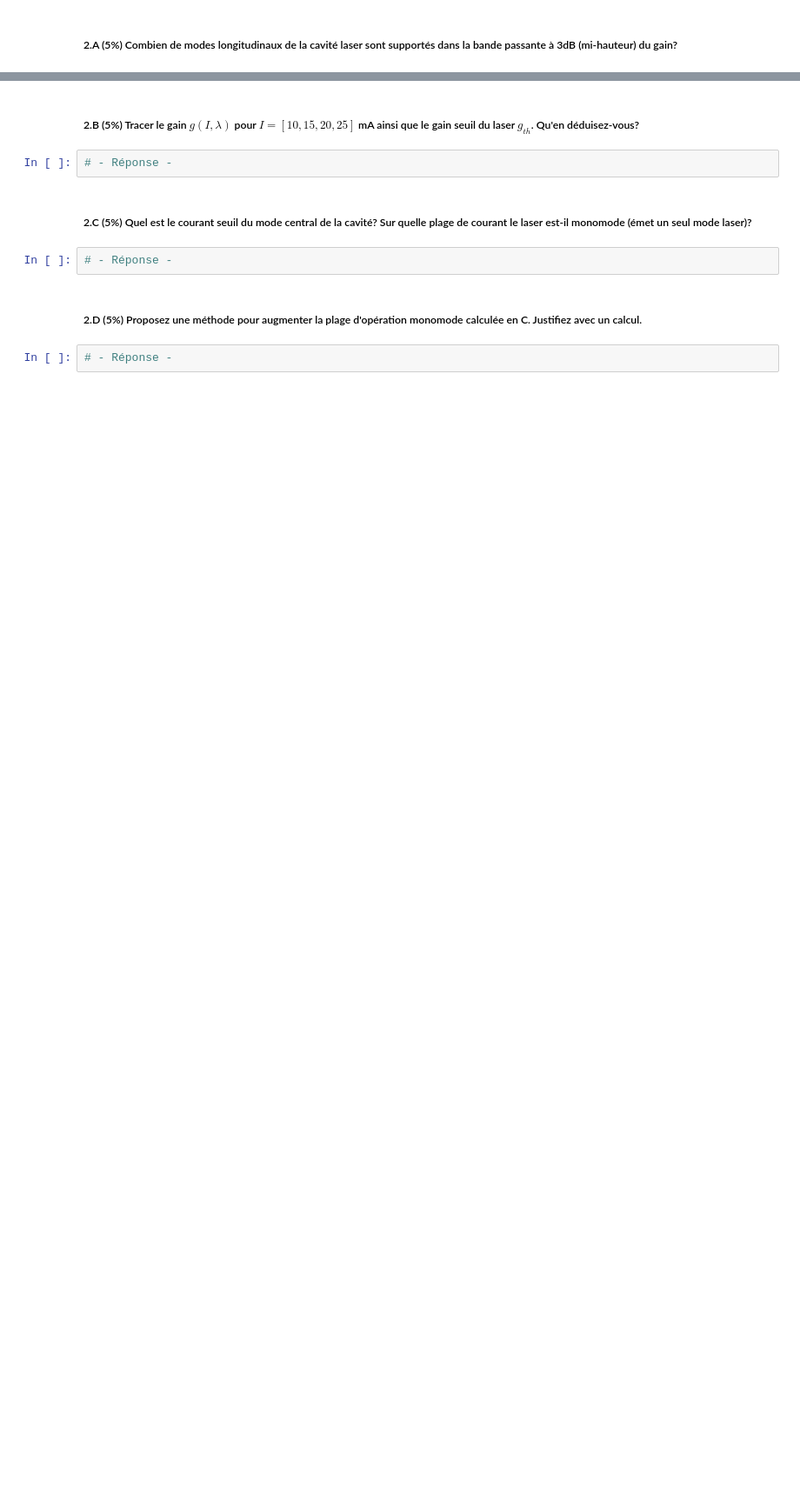
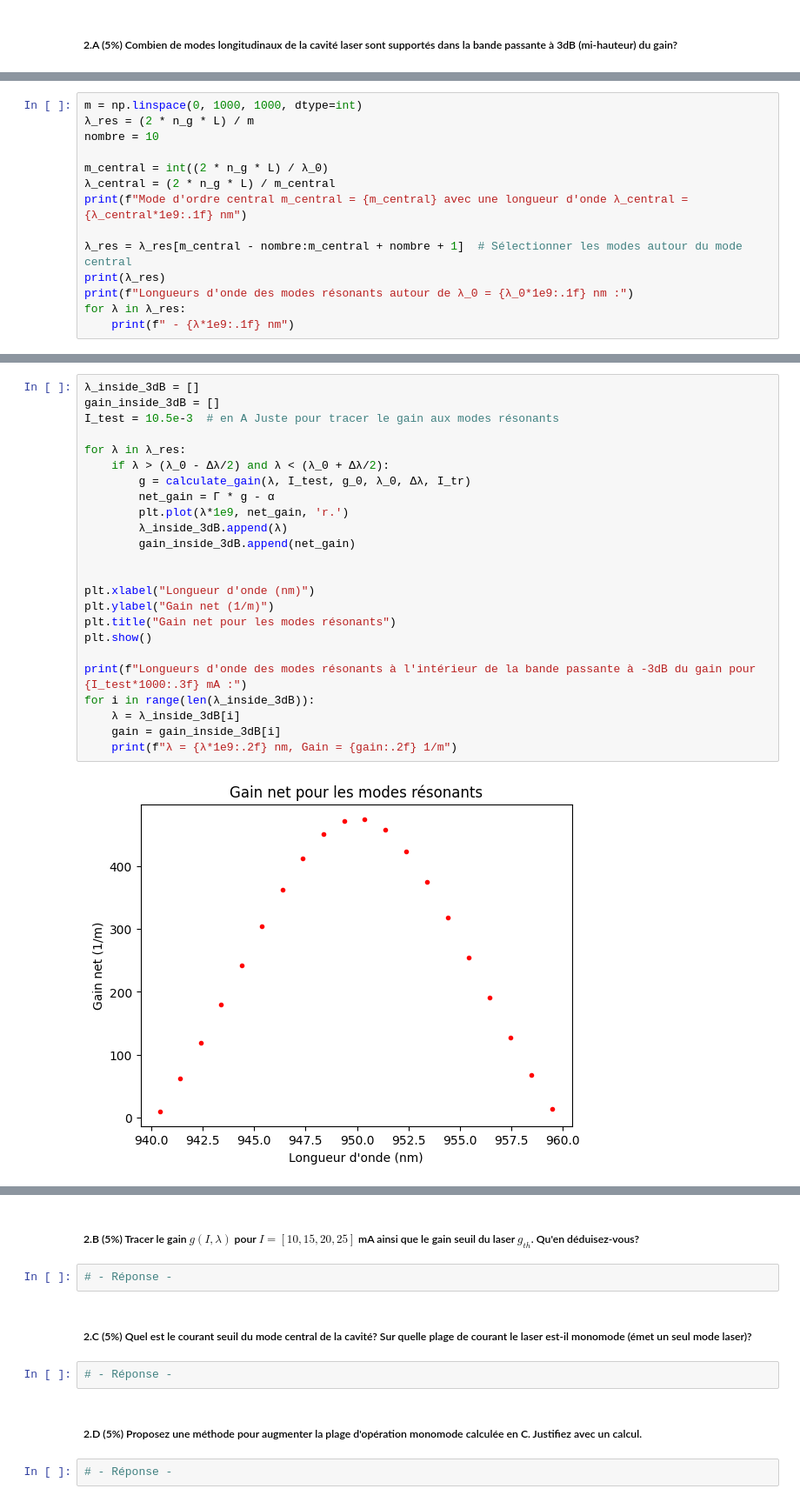
Before and after one commit to Eloi-Blouin/GPH-University-Laval-Course, a Jupyter notebook: Ulaval Session 7 Automne 2025/Optoélectronique/Devoir 3/Devoir_3_opto_2025_ÉB.ipynb, the cells around one changed output, grey strips where cells are left out. Shown at 87% size. Saved outputs shown, nothing was run; the diff lists cells and outputs as text; blank space fills up the shorter version.

```diff
--- a/Ulaval Session 7 Automne 2025/Optoélectronique/Devoir 3/Devoir_3_opto_2025_ÉB.ipynb
+++ b/Ulaval Session 7 Automne 2025/Optoélectronique/Devoir 3/Devoir_3_opto_2025_ÉB.ipynb
@@ -396,0 +428,14 @@ I_tr = 10e-3  # en A
+# %%
+m = np.linspace(0, 1000, 1000, dtype=int)
+λ_res = (2 * n_g * L) / m
+nombre = 10
+
+m_central = int((2 * n_g * L) / λ_0)
+λ_central = (2 * n_g * L) / m_central
+print(f"Mode d'ordre central m_central = {m_central} avec une longueur d'onde λ_central = {λ_central*1e9:.1f} nm")
+
+λ_res = λ_res[m_central - nombre:m_central + nombre + 1]  # Sélectionner les modes autour du mode central
+print(λ_res)
+print(f"Longueurs d'onde des modes résonants autour de λ_0 = {λ_0*1e9:.1f} nm :")
+for λ in λ_res:
+    print(f" - {λ*1e9:.1f} nm")
@@ -396,0 +460,26 @@ I_tr = 10e-3  # en A
+# %%
+λ_inside_3dB = []
+gain_inside_3dB = []
+I_test = 10.5e-3  # en A Juste pour tracer le gain aux modes résonants
+
+for λ in λ_res:
+    if λ > (λ_0 - Δλ/2) and λ < (λ_0 + Δλ/2):
+        g = calculate_gain(λ, I_test, g_0, λ_0, Δλ, I_tr)
+        net_gain = Γ * g - α
+        plt.plot(λ*1e9, net_gain, 'r.')
+        λ_inside_3dB.append(λ)
+        gain_inside_3dB.append(net_gain)
+
+
+plt.xlabel("Longueur d'onde (nm)")
+plt.ylabel("Gain net (1/m)")
+plt.title("Gain net pour les modes résonants")
+plt.show()
+
+print(f"Longueurs d'onde des modes résonants à l'intérieur de la bande passante à -3dB du gain pour {I_test*1000:.3f} mA :")
+for i in range(len(λ_inside_3dB)):
+    λ = λ_inside_3dB[i]
+    gain = gain_inside_3dB[i]
+    print(f"λ = {λ*1e9:.2f} nm, Gain = {gain:.2f} 1/m")
+# %% [output]
+[figure, added]
```
Also changed, not shown: parts of 8 cells of this notebook.
